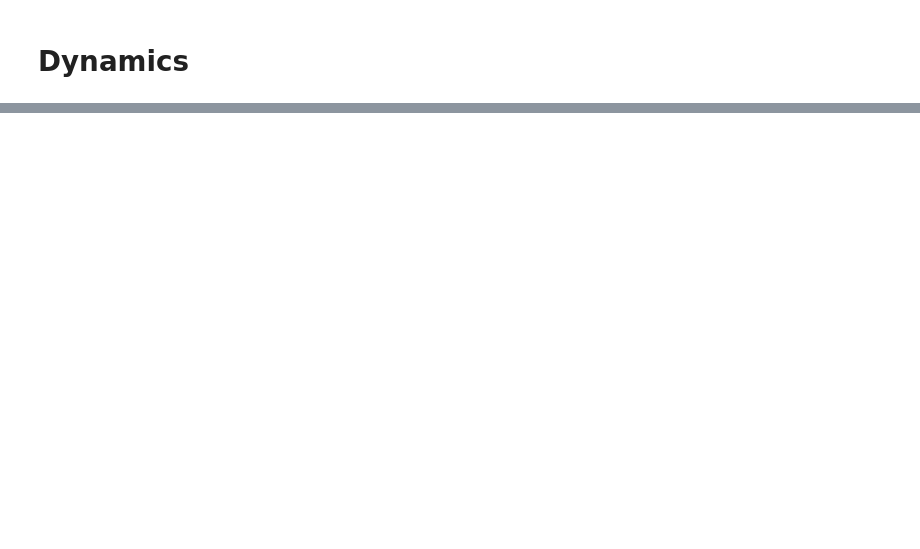
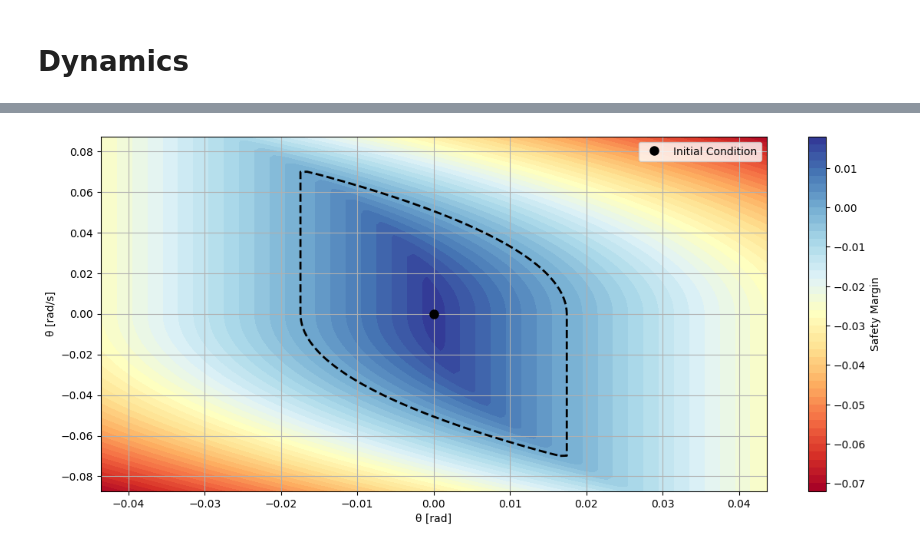
Before and after one commit to jaspermatthe/AA548-Project, a Jupyter notebook: project_QP_Zipline.ipynb, the cells around one changed output, grey strips where cells are left out. Cells and saved outputs as stored; diff of their text form; code cells hidden in the pictures; blank space fills up the shorter version.

Commit message:
CBF safety works for approximate affine dynamics

```diff
--- a/project_QP_Zipline.ipynb
+++ b/project_QP_Zipline.ipynb
@@ -378,0 +443,10 @@ Using this expected drag, we can apply a proportional control input to attempt t
+# %%
+# Safety specification (Target Set = Unsafe Region)
+theta_unsafe_radius = np.radians(angle_bound_deg)
+
+# Grid limits for HJ reachability computation
+theta_bounds = np.radians(angle_bound_deg * 2.5)      # Grid limit (rad)
+theta_dot_bounds = np.radians(angle_bound_deg * 5)  # Grid limit (rad/s)
+
+# Simulation Time for Reachability
+T_sim_hj = 2
@@ -378,0 +594,42 @@ Using this expected drag, we can apply a proportional control input to attempt t
+# %%
+# Choose a slice index or ell value
+ell_index = grid.shape[2] // 2  # middle of ell range
+ell_val = grid.coordinate_vectors[2][ell_index]
+
+# Extract 2D slice of value function at fixed ℓ
+V_slice = target_values[:, :, ell_index]
+
+# Plot
+plt.figure(figsize=(14, 6))
+plt.contourf(
+    grid.coordinate_vectors[0],
+    grid.coordinate_vectors[1],
+    V_slice.T,  # transpose for correct orientation
+    levels=50,
+    cmap='RdYlBu'
+)
+plt.colorbar(label='Safety Margin')
+
+# Plot zero level set (boundary of reachable set)
+plt.contour(
+    grid.coordinate_vectors[0],
+    grid.coordinate_vectors[1],
+    V_slice.T,
+    levels=[0],
+    colors='black',
+    linewidths=2,
+    linestyles='dashed'
+)
+
+# Initial condition (θ0, θ̇0)
+plt.plot(0, 0, 'ko', markersize=8, label="Initial Condition")
+
+# Labels
+plt.xlabel("θ [rad]")
+plt.ylabel("θ̇ [rad/s]")
+# plt.title(f"CBF Reachable Set Slice at ℓ = {ell_val:.2f} m")
+plt.grid(True)
+plt.legend()
+plt.show()
+# %% [output]
+[figure, added]
```
Also changed, not shown: parts of 25 cells of this notebook, 1 other file.
